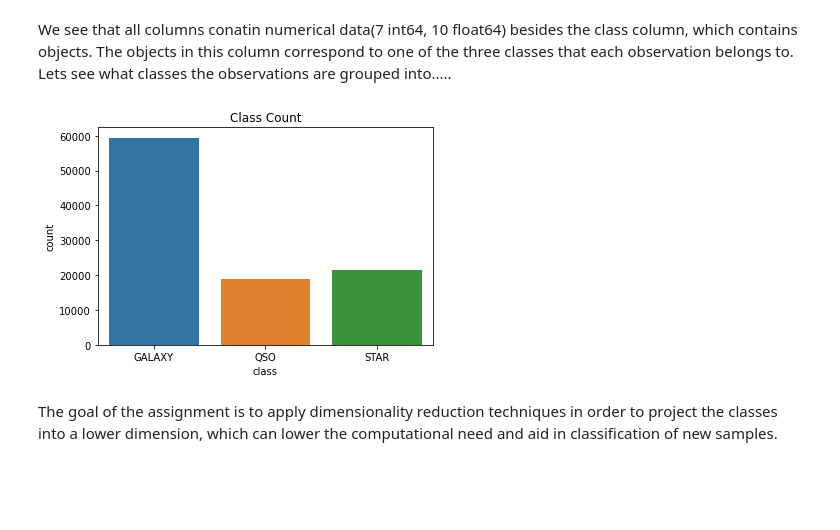
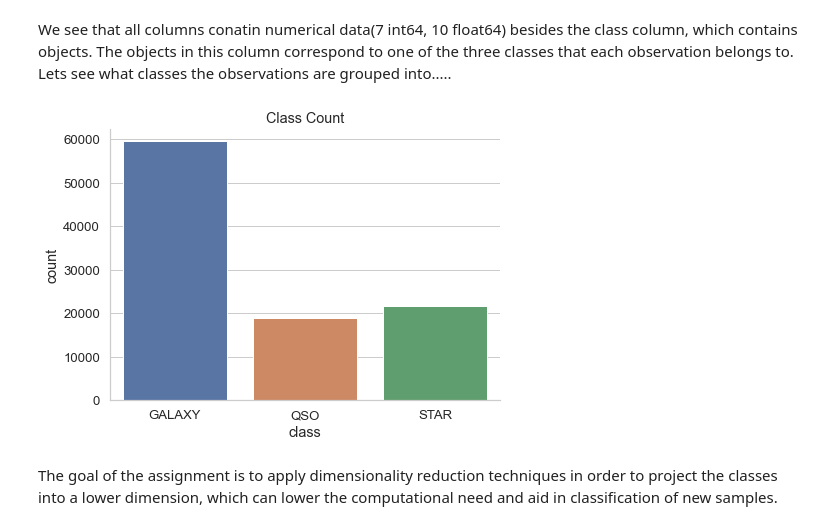
Before and after one commit to mcqueg/Unsupervised_ML, a Jupyter notebook: Dimensionality_Reduction.ipynb, the cells around one changed output. Drawn from its saved outputs; the diff is of its cells as text; code cells hidden in the pictures; blank space fills up the shorter version.

```diff
--- a/Dimensionality_Reduction.ipynb
+++ b/Dimensionality_Reduction.ipynb
@@ -7,7 +7,11 @@ import pandas as pd
 import numpy as np
 import matplotlib.pyplot as plt
 import seaborn as sns
+from mpl_toolkits.mplot3d import Axes3D
+import plotly.express as px
 
+sns.set_style("whitegrid")
+sns.set_context("notebook", font_scale=1.2) #set theme for visualizations
 %matplotlib inline
 # %% [markdown]
 ### Table of Contents
@@ -108,8 +115,10 @@ memory usage: 13.7+ MB
 We see that all columns conatin numerical data(7 int64, 10 float64) besides the class column, which contains objects. The objects in this column correspond to one of the three classes that each observation belongs to. Lets see what classes the observations are grouped into.....
 # %%
 # plot the number of observations within each class
-sns.countplot(df['class'])
+f, ax = plt.subplots(figsize=(7, 5))
+sns.despine(f)
+sns.countplot(df['class'], palette="deep")
 plt.title("Class Count")
 plt.show()
 # %% [output]
-[figure, old version]
+[figure, new version]
```
Also changed, not shown: parts of 14 cells of this notebook.
